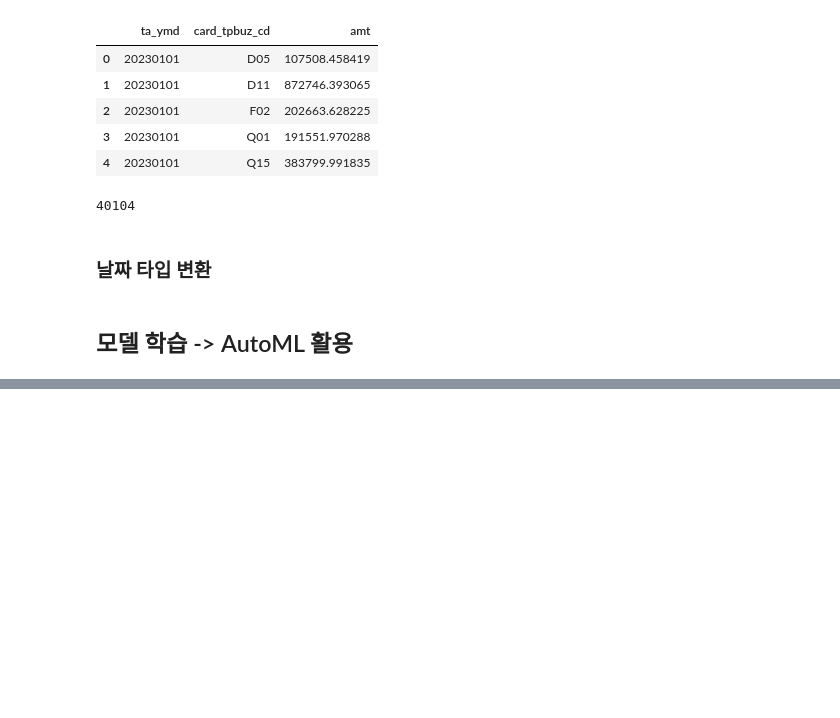
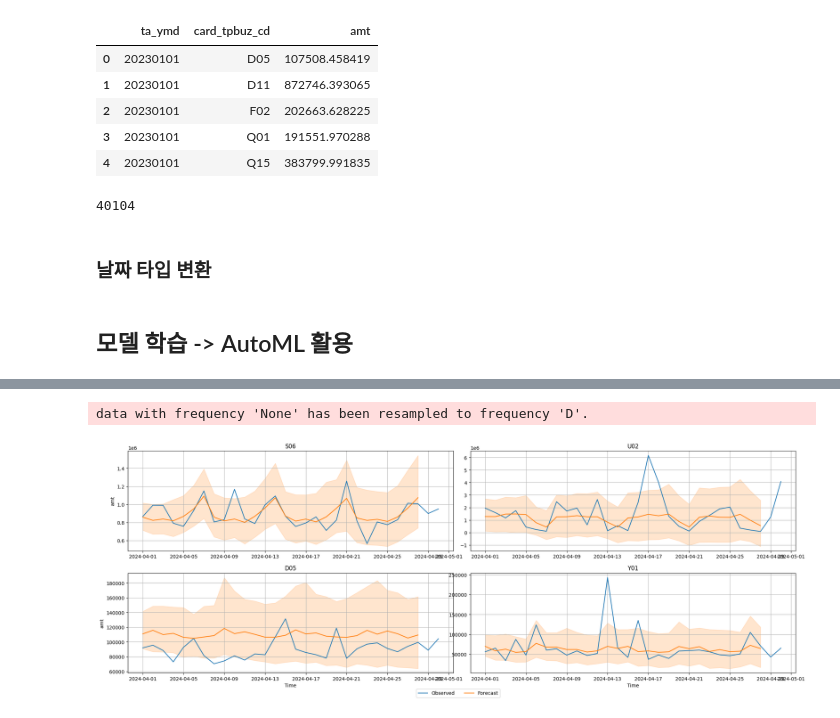
Before and after one commit to analysis-team-2/analysis-team-2-rep, a Jupyter notebook: analysis/preprocessing/time_series_ml.ipynb, the cells around one changed output, grey strips where cells are left out. Cells and saved outputs as stored; diff of their text form; code cells hidden in the pictures; blank space fills up the shorter version.

```diff
--- a/analysis/preprocessing/time_series_ml.ipynb
+++ b/analysis/preprocessing/time_series_ml.ipynb
@@ -132,3 +169,3 @@ train_data
 # %%
-train_data = TimeSeriesDataFrame.from_data_frame(time_df2, id_column = "card_tpbuz_cd", timestamp_column="ta_ymd")
+# train_data = TimeSeriesDataFrame.from_data_frame(time_df2, id_column = "card_tpbuz_cd", timestamp_column="ta_ymd")
 # %%
@@ -151,5 +173,5 @@ train_data
 # %%
 predictor = TimeSeriesPredictor(label="amt", prediction_length=28, eval_metric="RMSE", freq="D")
 # %%
-predictor.fit(train_data, random_seed = 42,time_limit=3600)
+predictor.fit(train_data, random_seed = 42,time_limit=120)
 # %% [output]
@@ -172,0 +196,3 @@ Training timeseries model RecursiveTabular. Training for up to 298.8s of the 358
+# %%
+predictions = predictor.predict(train_data)
+predictions.head()
@@ -172,0 +209,11 @@ Training timeseries model RecursiveTabular. Training for up to 298.8s of the 358
+# %%
+import matplotlib.pyplot as plt
+
+# TimeSeriesDataFrame can also be loaded directly from a file
+test_data = TimeSeriesDataFrame.from_data_frame(test_df, id_column = "card_tpbuz_cd", timestamp_column="ta_ymd")
+
+# Plot 4 randomly chosen time series and the respective forecasts
+predictor.plot(test_data, predictions, quantile_levels=[0.1, 0.9], max_history_length=200, max_num_item_ids=4)
+# %% [output]
+data with frequency 'None' has been resampled to frequency 'D'.
+[figure, added]
```
Also changed, not shown: parts of 9 cells of this notebook, 1 other file.
